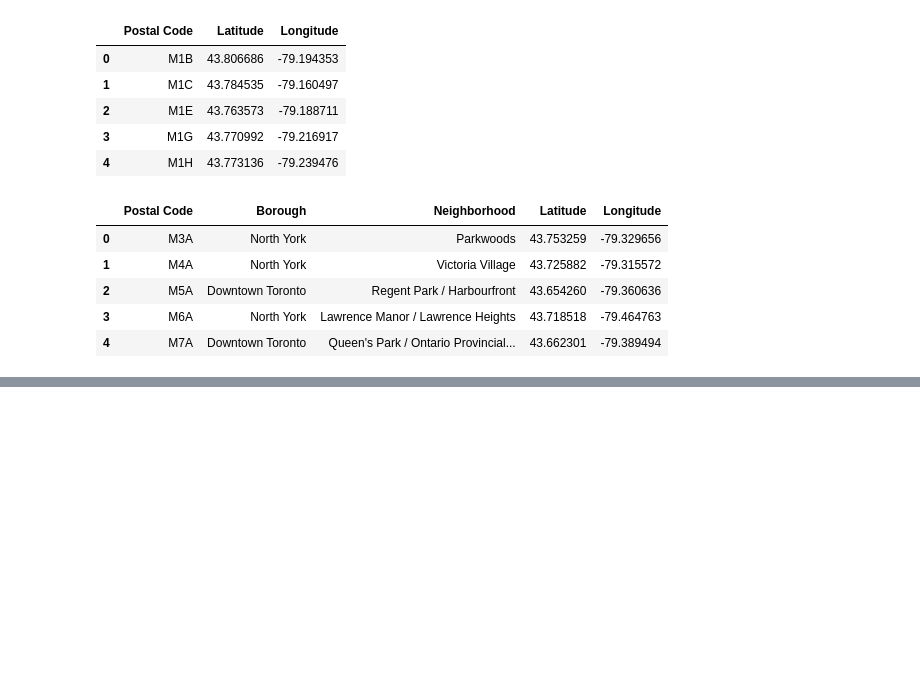
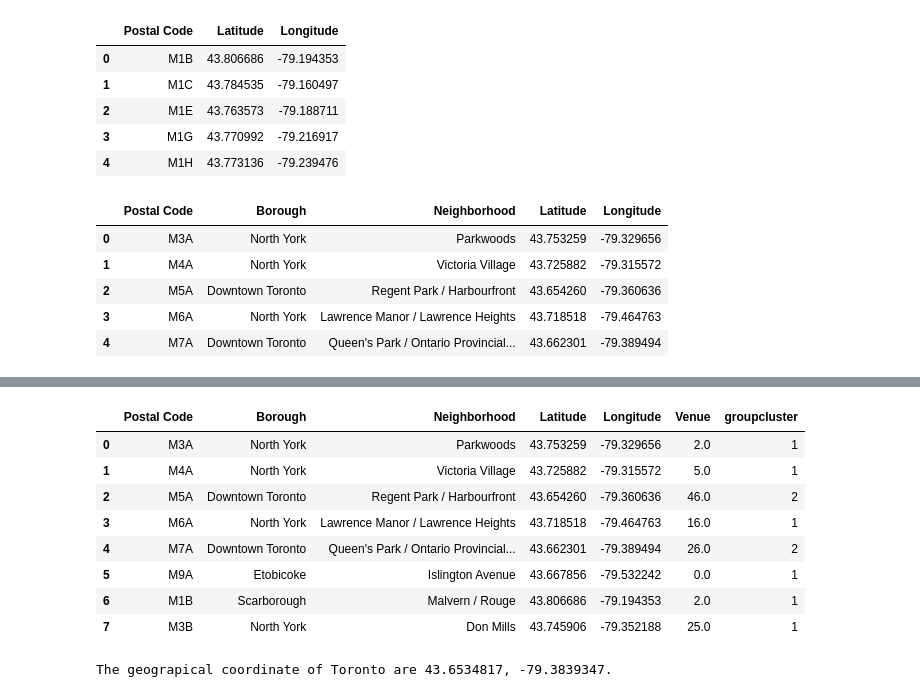
Before and after one commit to thegame4012/github-example, a Jupyter notebook: ScrapingtoDataframe.ipynb, the cells around one changed output, grey strips where cells are left out. Saved outputs shown, nothing was run; the diff lists cells and outputs as text; code cells hidden in the pictures; blank space fills up the shorter version.

```diff
--- a/ScrapingtoDataframe.ipynb
+++ b/ScrapingtoDataframe.ipynb
@@ -69,0 +117,5 @@ df_merge.head()
+# %%
+toronto_venues = getNearbyVenues(names=df_merge['Neighborhood'],
+                                   latitudes=df_merge['Latitude'],
+                                   longitudes=df_merge['Longitude']
+                                  )
@@ -69,0 +149,6 @@ df_merge.head()
+# %%
+ds_toronto = toronto_venues.groupby('Neighborhood').Venue.nunique()
+ds_toronto.to_frame()
+df_forvisualize = pd.merge(df_merge, ds_toronto, on='Neighborhood', how='left')
+df_forvisualize.fillna(0, inplace=True)
+df_forvisualize.head()
@@ -69,0 +162,27 @@ df_merge.head()
+# %%
+bins = [-1, 25, 50, 75, 101]
+group = ['1', '2', '3', '4']
+df_forvisualize['groupcluster'] = pd.cut(df_forvisualize['Venue'], bins, labels=group)
+df_forvisualize.head(8)
+# %% [output]
+|  | Postal Code | Borough | Neighborhood | Latitude | Longitude | Venue | groupcluster |
+| 0 | M3A | North York | Parkwoods | 43.753259 | -79.329656 | 2.0 | 1 |
+| 1 | M4A | North York | Victoria Village | 43.725882 | -79.315572 | 5.0 | 1 |
+| 2 | M5A | Downtown Toronto | Regent Park / Harbourfront | 43.654260 | -79.360636 | 46.0 | 2 |
+| 3 | M6A | North York | Lawrence Manor / Lawrence Heights | 43.718518 | -79.464763 | 16.0 | 1 |
+| 4 | M7A | Downtown Toronto | Queen's Park / Ontario Provincial... | 43.662301 | -79.389494 | 26.0 | 2 |
+| 5 | M9A | Etobicoke | Islington Avenue | 43.667856 | -79.532242 | 0.0 | 1 |
+| 6 | M1B | Scarborough | Malvern / Rouge | 43.806686 | -79.194353 | 2.0 | 1 |
+| 7 | M3B | North York | Don Mills | 43.745906 | -79.352188 | 25.0 | 1 |
+# %%
+#!pip install geopy
+from geopy.geocoders import Nominatim
+address = 'Toronto'
+
+geolocator = Nominatim(user_agent="ny_explorer")
+location = geolocator.geocode(address)
+latitude = location.latitude
+longitude = location.longitude
+print('The geograpical coordinate of Toronto are {}, {}.'.format(latitude, longitude))
+# %% [output]
+The geograpical coordinate of Toronto are 43.6534817, -79.3839347.
```
Also changed, not shown: parts of 6 cells of this notebook.
